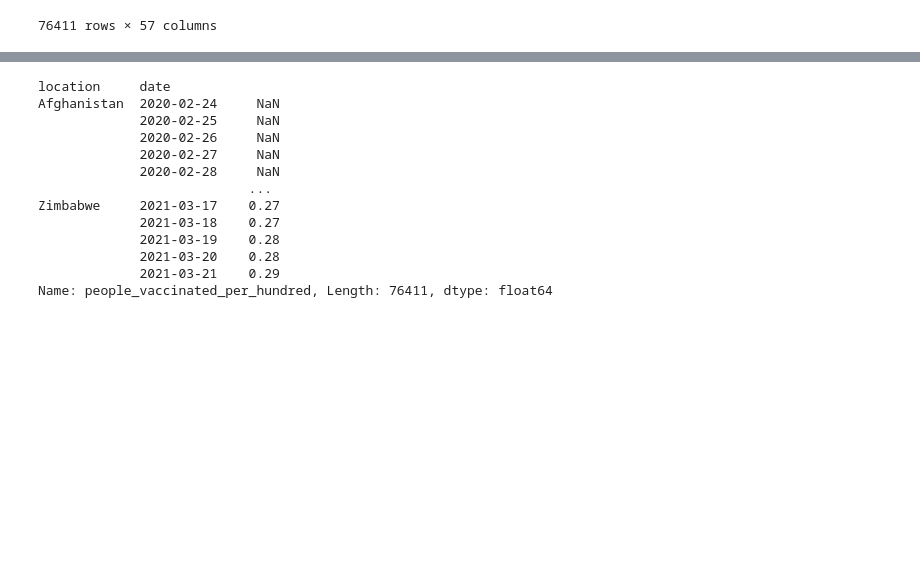
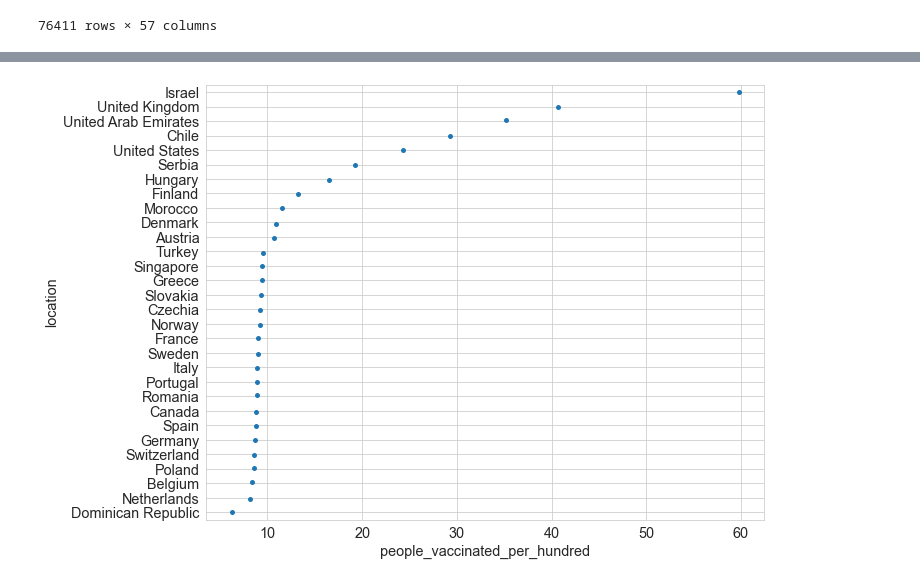
Before and after one commit to normannexo/COVID-19, a Jupyter notebook: owid_vaccinations.ipynb, the cells around one changed output, grey strips where cells are left out. Cells and saved outputs as stored; diff of their text form; code cells hidden in the pictures; blank space fills up the shorter version.

Commit message:
added yaxis gridlines

```diff
--- a/owid_vaccinations.ipynb
+++ b/owid_vaccinations.ipynb
@@ -11,7 +11,7 @@ sns.set_style('whitegrid')
 # %%
 import matplotlib.pylab as pylab
 params = {'legend.fontsize': 'x-large',
-          'figure.figsize': (15, 5),
+          'figure.figsize': (15, 10),
          'axes.labelsize': 'x-large',
          'axes.titlesize':'x-large',
          'xtick.labelsize':'x-large',
@@ -48,16 +42,7 @@ df_world
-# %%
-df_world['people_vaccinated_per_hundred']
-# %% [output]
-location     date
-Afghanistan  2020-02-24     NaN
-             2020-02-25     NaN
-             2020-02-26     NaN
-             2020-02-27     NaN
-             2020-02-28     NaN
-                           ...
-Zimbabwe     2021-03-17    0.27
-             2021-03-18    0.27
-             2021-03-19    0.28
-             2021-03-20    0.28
-             2021-03-21    0.29
-Name: people_vaccinated_per_hundred, Length: 76411, dtype: float64
+# %%
+df_plot = df_world[df_world.population > 5000000].loc[set(df_world.index.get_level_values('location')).difference(['Africa','World', 'Europe','Asia', 'European Union', 'South America', 'North America'])].sort_index().reset_index().groupby('location').last().nlargest(30, 'people_vaccinated_per_hundred')
+fig, ax = plt.subplots(figsize=(10,8))
+sns.stripplot(data=df_plot, y=df_plot.index, x='people_vaccinated_per_hundred', color='C0', size=5)
+ax.yaxis.grid()
+# %% [output]
+[figure, added]
```
Also changed, not shown: parts of 2 cells of this notebook.
